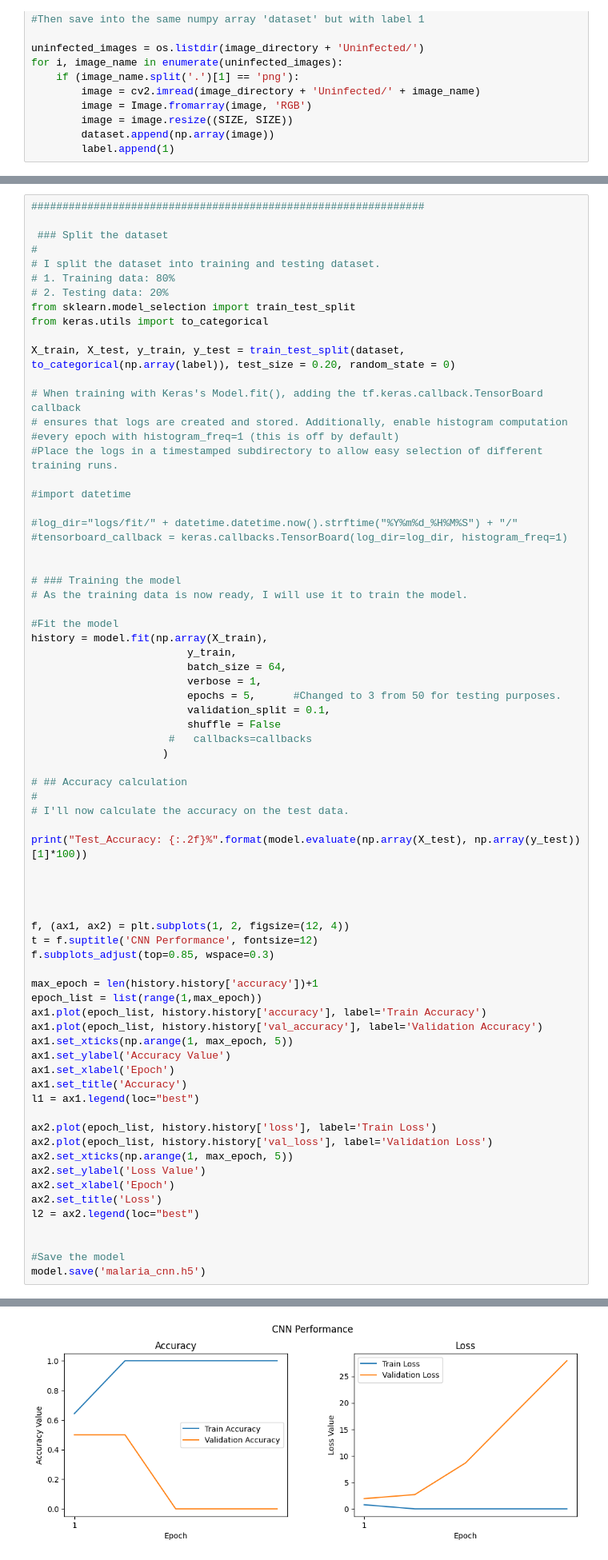
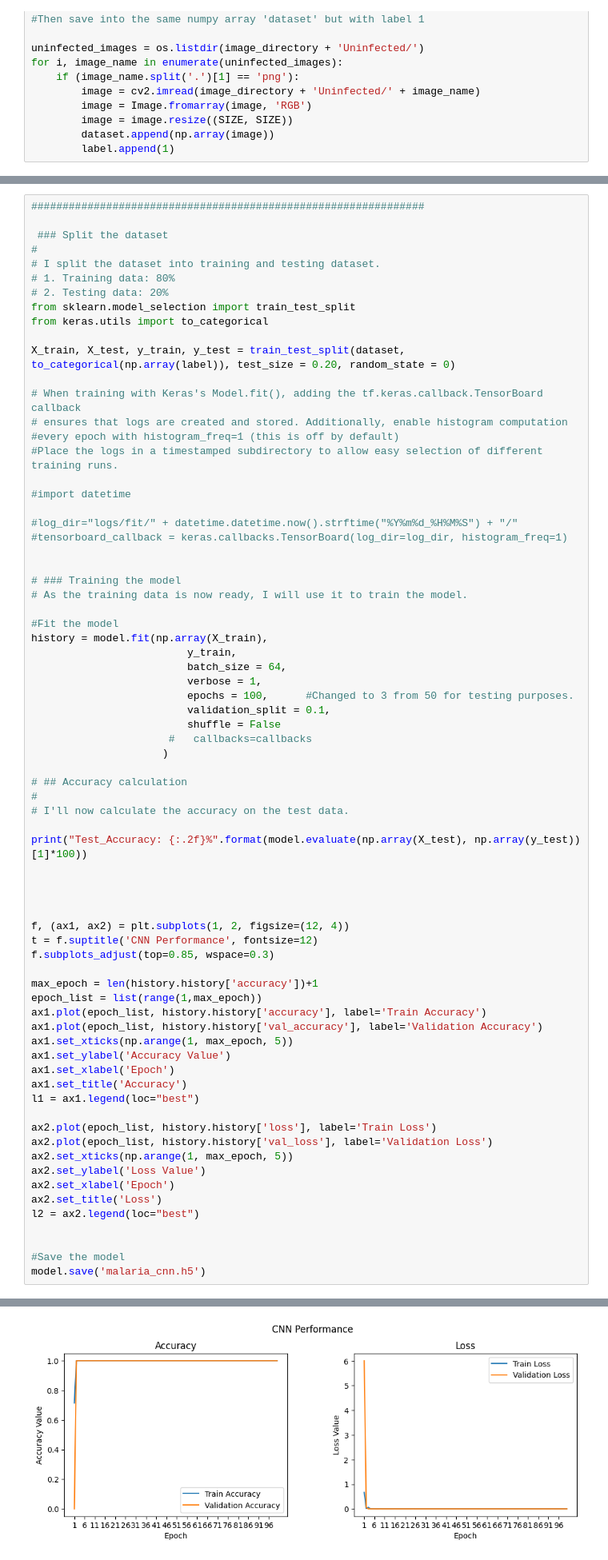
Before and after one commit to anapitalai/gee, a Jupyter notebook: cnn.ipynb, the cells around one changed output, grey strips where cells are left out. Shown: that part at 80% size. Drawn from its saved outputs; the diff is of its cells as text.

```diff
--- a/cnn.ipynb
+++ b/cnn.ipynb
@@ -146,7 +150,7 @@ history = model.fit(np.array(X_train),
                          y_train,
                          batch_size = 64,
                          verbose = 1,
-                         epochs = 5,      #Changed to 3 from 50 for testing purposes.
+                         epochs = 100,      #Changed to 3 from 50 for testing purposes.
                          validation_split = 0.1,
                          shuffle = False
                       #   callbacks=callbacks
@@ -203,4 +213,4 @@ Test_Accuracy: 50.00%
-[figure, old version]
+[figure, new version]
 # %%
 ################################################
 ### ANOTHER WAY TO DEFINE THE NETWORK using Sequential model
```
Also changed, not shown: parts of 4 cells of this notebook.
